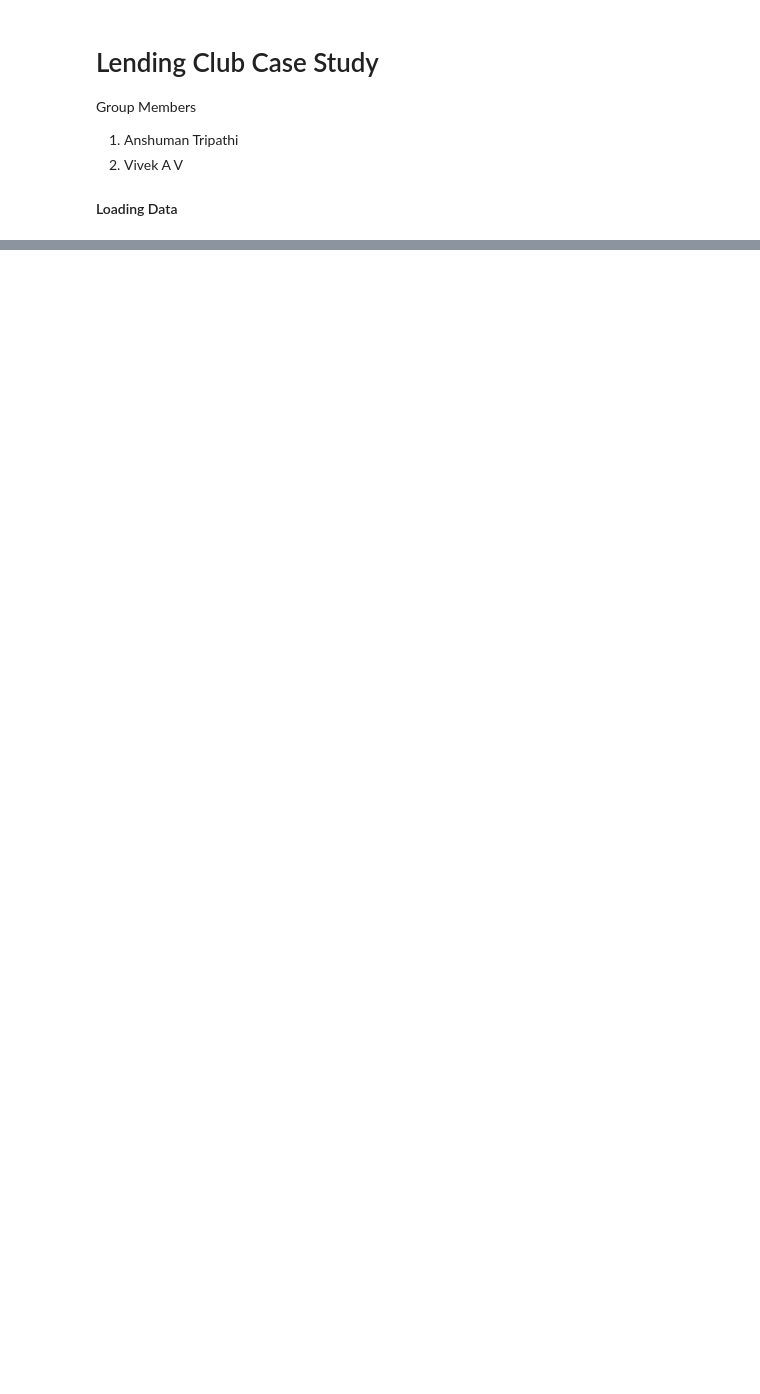
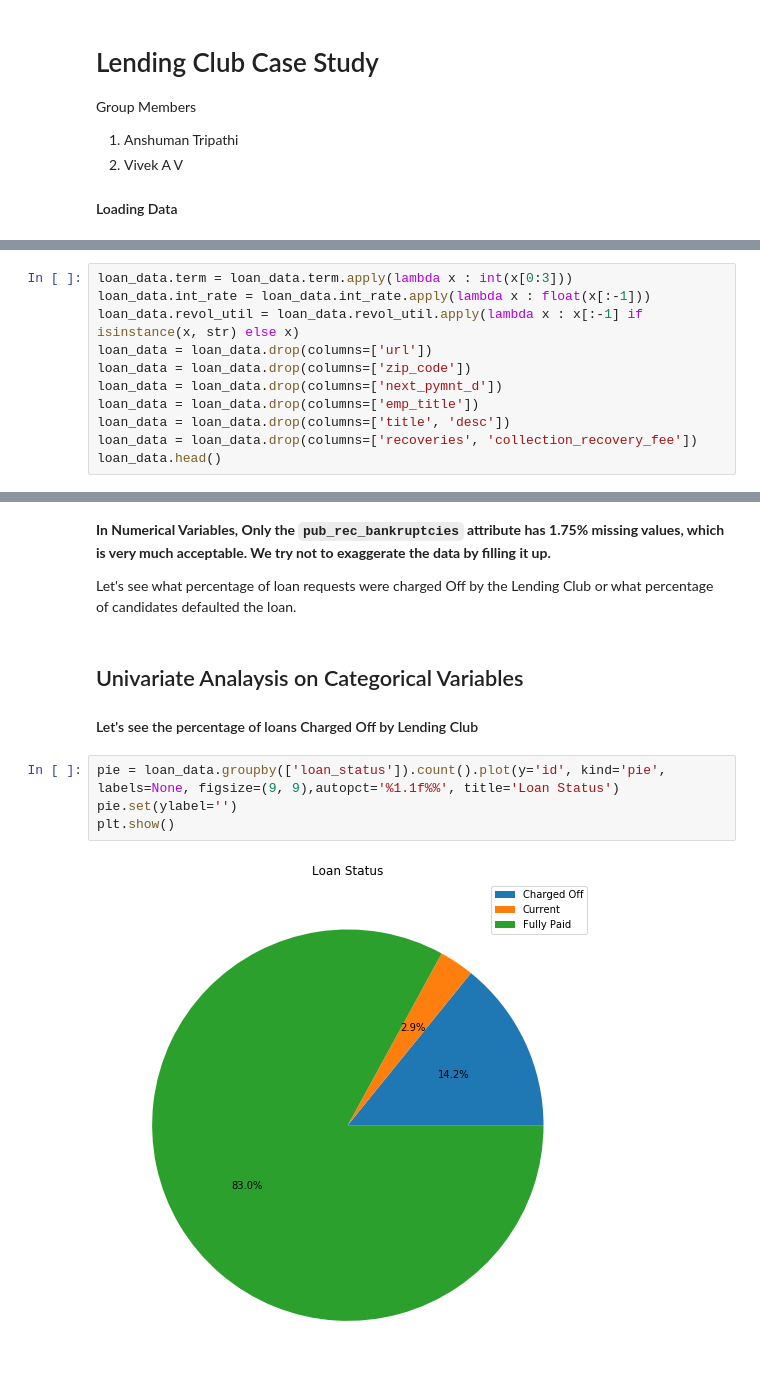
Before and after one commit to vivekav-96/UpGrad-PGDML, a Jupyter notebook: LendingClubCaseStudy/case_study.ipynb, the cells around one changed output, grey strips where cells are left out. Cells and saved outputs as stored; diff of their text form; blank space fills up the shorter version.

Commit message:
Lending Club Case Study : Done with Univariate Analysis on Categorical Variables.

```diff
--- a/LendingClubCaseStudy/case_study.ipynb
+++ b/LendingClubCaseStudy/case_study.ipynb
@@ -234,0 +117,11 @@ defaulters.revol_util = defaulters.revol_util.apply(lambda x: populate(x))
+# %%
+loan_data.term = loan_data.term.apply(lambda x : int(x[0:3]))
+loan_data.int_rate = loan_data.int_rate.apply(lambda x : float(x[:-1]))
+loan_data.revol_util = loan_data.revol_util.apply(lambda x : x[:-1] if isinstance(x, str) else x)
+loan_data = loan_data.drop(columns=['url'])
+loan_data = loan_data.drop(columns=['zip_code'])
+loan_data = loan_data.drop(columns=['next_pymnt_d'])
+loan_data = loan_data.drop(columns=['emp_title'])
+loan_data = loan_data.drop(columns=['title', 'desc'])
+loan_data = loan_data.drop(columns=['recoveries', 'collection_recovery_fee'])
+loan_data.head()
@@ -269,0 +240,15 @@ defaulters.revol_util = defaulters.revol_util.apply(lambda x: populate(x))
+# %% [markdown]
+**In Numerical Variables, Only the `pub_rec_bankruptcies` attribute has 1.75% missing values, which is very much acceptable. We try not to exaggerate the data by filling it up.**
+
+
+Let's see what percentage of loan requests were charged Off by the Lending Club or what percentage of candidates defaulted the loan.
+# %% [markdown]
+## Univariate Analaysis on Categorical Variables
+
+#### Let's see the percentage of loans Charged Off by Lending Club
+# %%
+pie = loan_data.groupby(['loan_status']).count().plot(y='id', kind='pie', labels=None, figsize=(9, 9),autopct='%1.1f%%', title='Loan Status')
+pie.set(ylabel='')
+plt.show()
+# %% [output]
+[figure, added]
```
Also changed, not shown: parts of 23 cells of this notebook.
